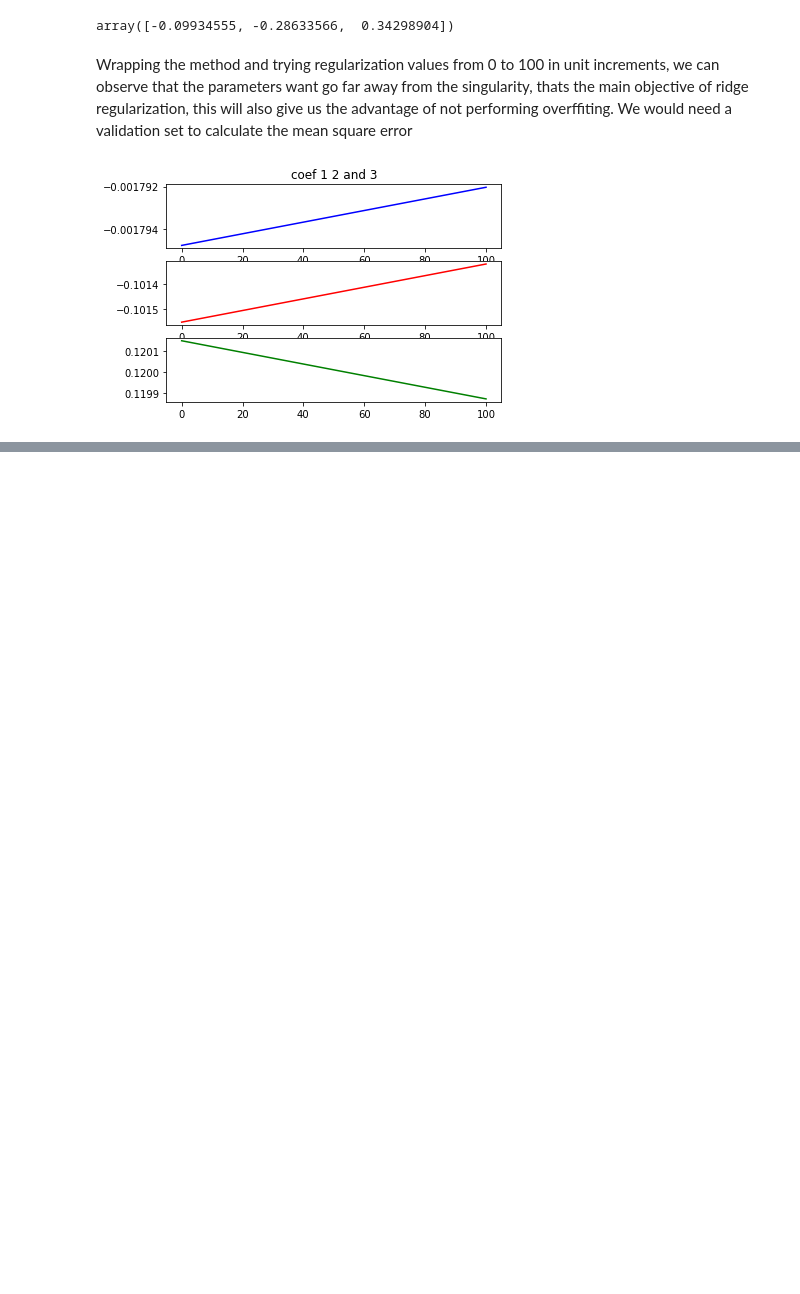
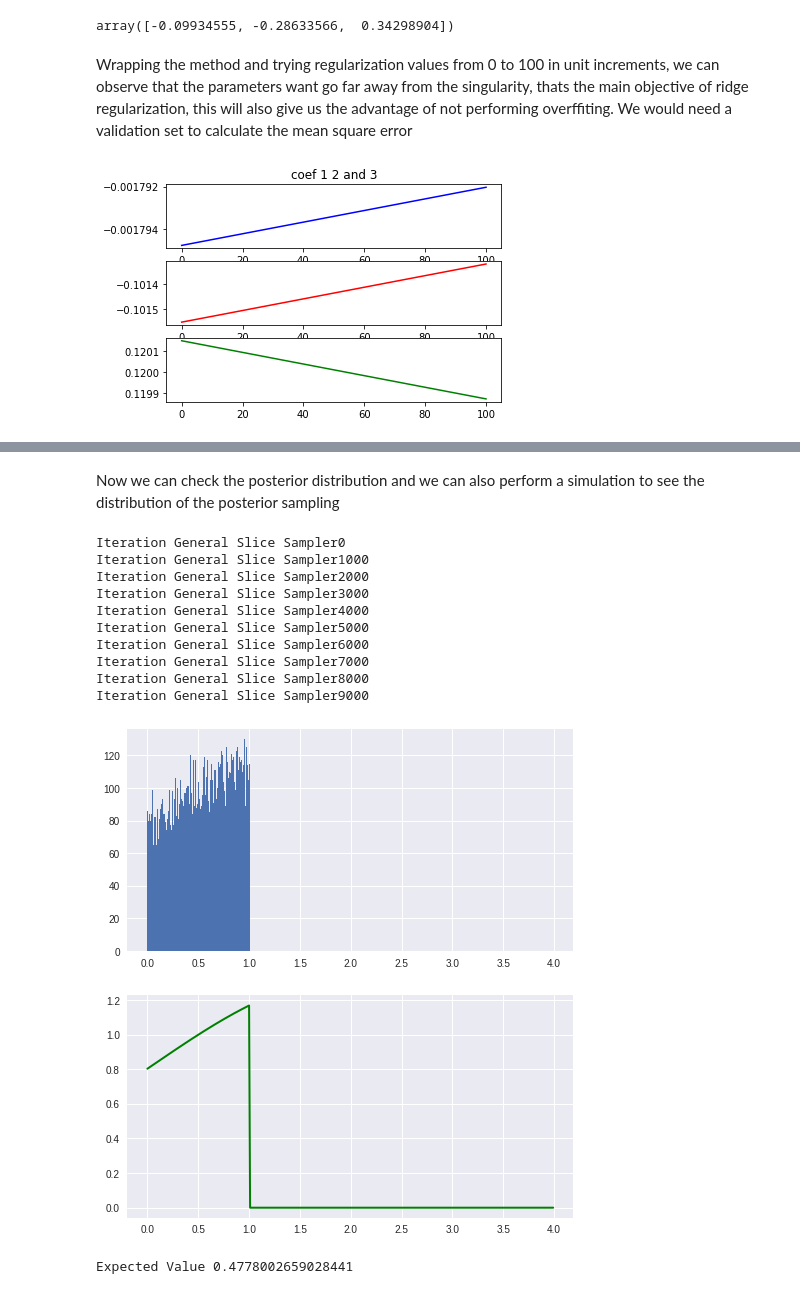
Before and after one commit to joseluisvaz/machine_learning_itesm, a Jupyter notebook: homework2.ipynb, the cells around one changed output, grey strips where cells are left out. Cells and saved outputs as stored; diff of their text form; code cells hidden in the pictures; blank space fills up the shorter version.

Commit message:
prior and posterior added

```diff
--- a/homework2.ipynb
+++ b/homework2.ipynb
@@ -100,0 +139,19 @@ In this part we are going to implement the Fisher Linear discriminant for two cl
+# %% [markdown]
+Now we can check the posterior distribution and we can also perform a simulation to see the distribution of the posterior sampling
+# %%
+sampler.General_Slice_Sampler(itera=10000)
+sampler.DisplayDistribution()
+print ('Expected Value {}'.format(F2.SampledExpectedValue()))
+# %% [output]
+Iteration General Slice Sampler0
+Iteration General Slice Sampler1000
+Iteration General Slice Sampler2000
+Iteration General Slice Sampler3000
+Iteration General Slice Sampler4000
+Iteration General Slice Sampler5000
+Iteration General Slice Sampler6000
+Iteration General Slice Sampler7000
+Iteration General Slice Sampler8000
+Iteration General Slice Sampler9000
+[figure, added]
+Expected Value 0.4778002659028441
```
Also changed, not shown: parts of 8 cells of this notebook, 2 other files.
